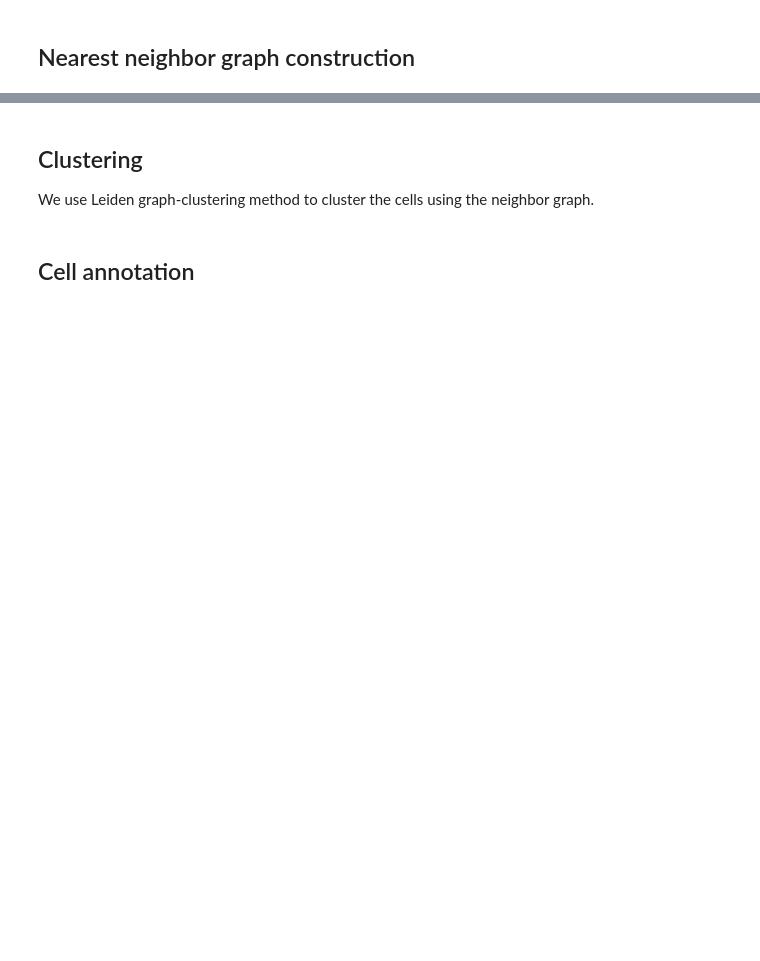
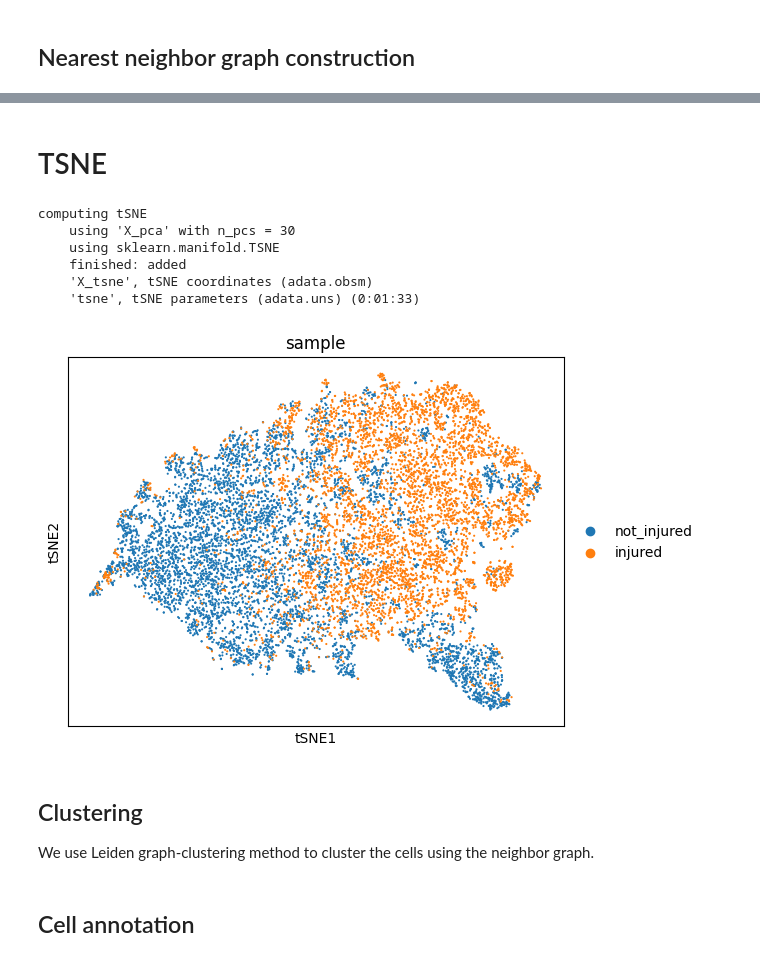
Before and after one commit to swarnalidasgupta/Stem-cell-function-and-disease-progression-in-muscular-dystrophy-using-injured-mouse-model, a Jupyter notebook: processing.ipynb, the cells around one changed output, grey strips where cells are left out. Cells and saved outputs as stored; diff of their text form; code cells hidden in the pictures; blank space fills up the shorter version.

```diff
--- a/processing.ipynb
+++ b/processing.ipynb
@@ -220,3 +277,19 @@ sc.pl.umap(
+# %% [markdown]
+# TSNE
+# %%
+## Use graph for TSNE reductions
+sc.tl.tsne(adata, n_pcs = 30)
+
+## Visualize
+sc.pl.tsne(adata, color = "sample")
+# %% [output]
+computing tSNE
+    using 'X_pca' with n_pcs = 30
+    using sklearn.manifold.TSNE
+    finished: added
+    'X_tsne', tSNE coordinates (adata.obsm)
+    'tsne', tSNE parameters (adata.uns) (0:01:33)
+[figure, added]
 # %% [markdown]
 ## Clustering
 We use Leiden graph-clustering method to cluster the cells using the neighbor graph.
```
Also changed, not shown: parts of 13 cells of this notebook.
